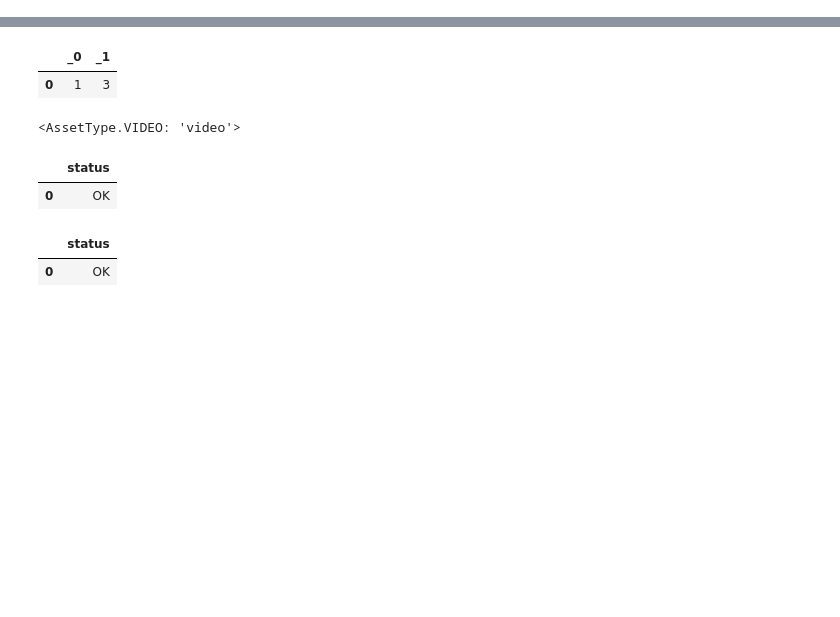
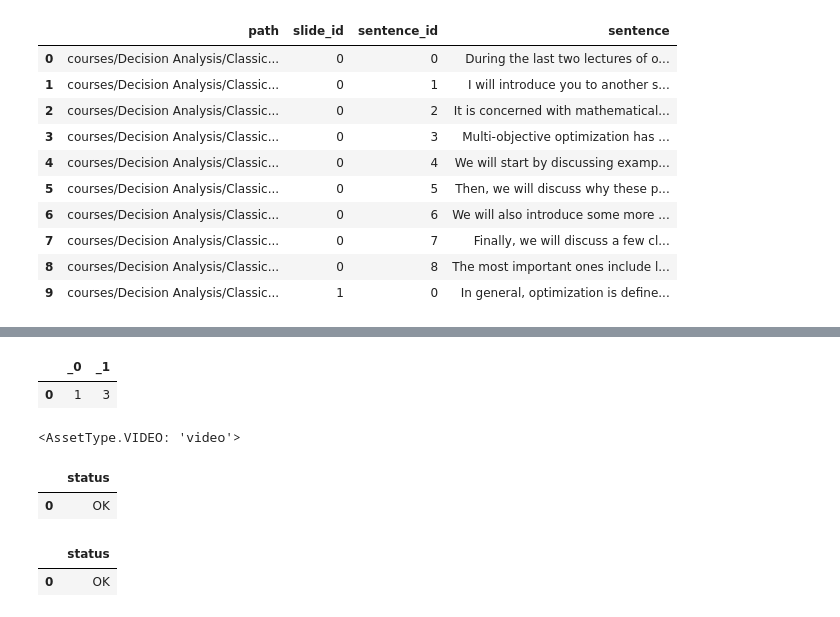
Before and after one commit to krystianMoras/lecture_search, a Jupyter notebook: src/lecture_search/app/process_courses.ipynb, the cells around one changed output, grey strips where cells are left out. Drawn from its saved outputs; the diff is of its cells as text; code cells hidden in the pictures; blank space fills up the shorter version.

```diff
--- a/src/lecture_search/app/process_courses.ipynb
+++ b/src/lecture_search/app/process_courses.ipynb
@@ -4,6 +4,21 @@ from pathlib import Path
 path = Path("./assets/courses")
 # %%
 from pycozo import Client
-import pycozo
 
-client = Client("sqlite",path="./assets/database.db")
+client = Client("sqlite",path="./assets/database_test.db")
+# %%
+client.run("""
+?[path, slide_id, sentence_id, sentence] := *slide_sentences[path, slide_id, sentence_id, sentence], *courses_files[path,a,b,course], course="Decision Analysis"
+""").head(10)
+# %% [output]
+|  | path | slide_id | sentence_id | sentence |
+| 0 | courses/Decision Analysis/Classic... | 0 | 0 | During the last two lectures of o... |
+| 1 | courses/Decision Analysis/Classic... | 0 | 1 | I will introduce you to another s... |
+| 2 | courses/Decision Analysis/Classic... | 0 | 2 | It is concerned with mathematical... |
+| 3 | courses/Decision Analysis/Classic... | 0 | 3 | Multi-objective optimization has ... |
+| 4 | courses/Decision Analysis/Classic... | 0 | 4 | We will start by discussing examp... |
+| 5 | courses/Decision Analysis/Classic... | 0 | 5 | Then, we will discuss why these p... |
+| 6 | courses/Decision Analysis/Classic... | 0 | 6 | We will also introduce some more ... |
+| 7 | courses/Decision Analysis/Classic... | 0 | 7 | Finally, we will discuss a few cl... |
+| 8 | courses/Decision Analysis/Classic... | 0 | 8 | The most important ones include l... |
+| 9 | courses/Decision Analysis/Classic... | 1 | 0 | In general, optimization is deﬁne... |
```
Also changed, not shown: parts of 16 cells of this notebook, 25 other files.
